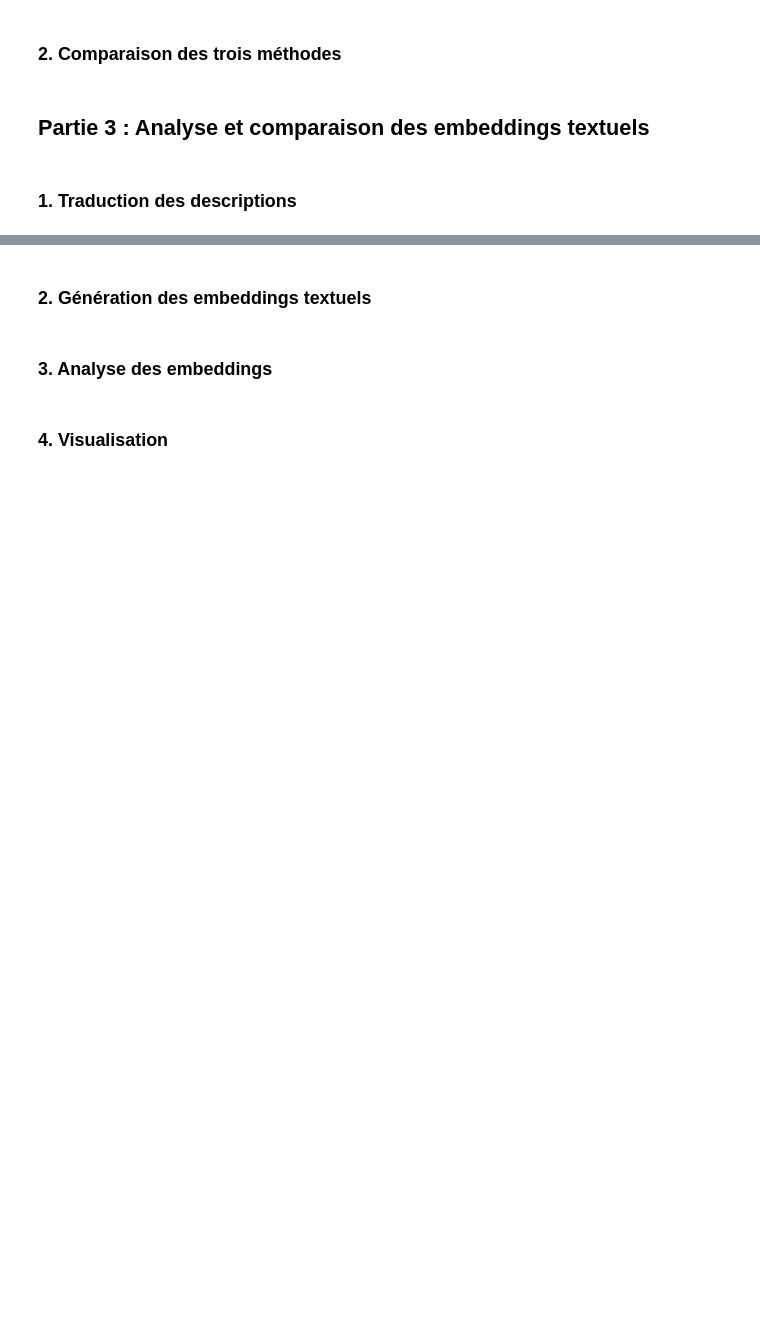
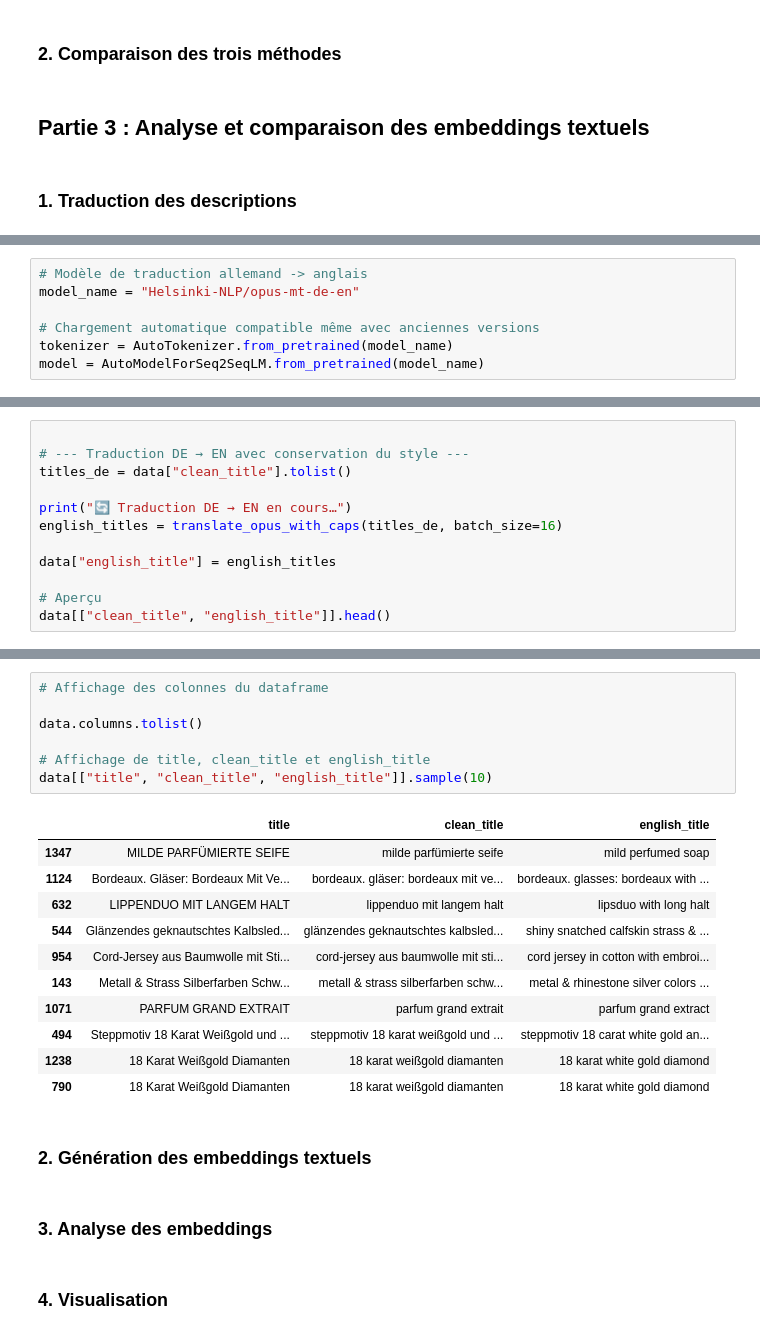
Before and after one commit to alban-morin/recommandations-chanel, a Jupyter notebook: Notebook.ipynb, the cells around one changed output, grey strips where cells are left out. Saved outputs shown, nothing was run; the diff lists cells and outputs as text; blank space fills up the shorter version.

```diff
--- a/Notebook.ipynb
+++ b/Notebook.ipynb
@@ -393,0 +399,7 @@ En tout cas, cette visualisation met en évidence une segmentation tarifaire en
+# %%
+# Modèle de traduction allemand -> anglais
+model_name = "Helsinki-NLP/opus-mt-de-en"
+
+# Chargement automatique compatible même avec anciennes versions
+tokenizer = AutoTokenizer.from_pretrained(model_name)
+model = AutoModelForSeq2SeqLM.from_pretrained(model_name)
@@ -393,0 +469,12 @@ En tout cas, cette visualisation met en évidence une segmentation tarifaire en
+# %%
+
+# --- Traduction DE → EN avec conservation du style ---
+titles_de = data["clean_title"].tolist()
+
+print("🔄 Traduction DE → EN en cours…")
+english_titles = translate_opus_with_caps(titles_de, batch_size=16)
+
+data["english_title"] = english_titles
+
+# Aperçu
+data[["clean_title", "english_title"]].head()
@@ -394,3 +489,22 @@ En tout cas, cette visualisation met en évidence une segmentation tarifaire en
+# %%
+# Affichage des colonnes du dataframe
+
+data.columns.tolist()
+
+# Affichage de title, clean_title et english_title
+data[["title", "clean_title", "english_title"]].sample(10)
+# %% [output]
+|  | title | clean_title | english_title |
+| 1347 | MILDE PARFÜMIERTE SEIFE | milde parfümierte seife | mild perfumed soap |
+| 1124 | Bordeaux. Gläser: Bordeaux Mit Ve... | bordeaux. gläser: bordeaux mit ve... | bordeaux. glasses: bordeaux with ... |
+| 632 | LIPPENDUO MIT LANGEM HALT | lippenduo mit langem halt | lipsduo with long halt |
+| 544 | Glänzendes geknautschtes Kalbsled... | glänzendes geknautschtes kalbsled... | shiny snatched calfskin strass & ... |
+| 954 | Cord-Jersey aus Baumwolle mit Sti... | cord-jersey aus baumwolle mit sti... | cord jersey in cotton with embroi... |
+| 143 | Metall & Strass Silberfarben Schw... | metall & strass silberfarben schw... | metal & rhinestone silver colors ... |
+| 1071 | PARFUM GRAND EXTRAIT | parfum grand extrait | parfum grand extract |
+| 494 | Steppmotiv 18 Karat Weißgold und ... | steppmotiv 18 karat weißgold und ... | steppmotiv 18 carat white gold an... |
+| 1238 | 18 Karat Weißgold Diamanten | 18 karat weißgold diamanten | 18 karat white gold diamond |
+| 790 | 18 Karat Weißgold Diamanten | 18 karat weißgold diamanten | 18 karat white gold diamond |
 # %% [markdown]
 ### 2. Génération des embeddings textuels
 # %% [markdown]
```
Also changed, not shown: parts of 6 cells of this notebook, 1 other file.
